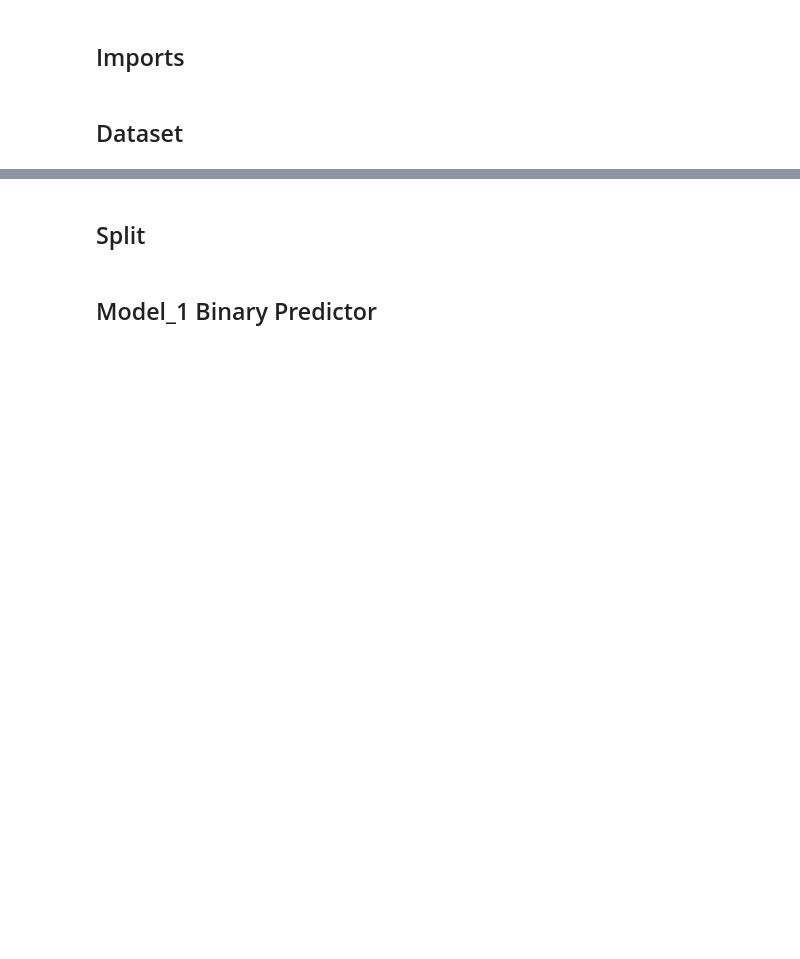
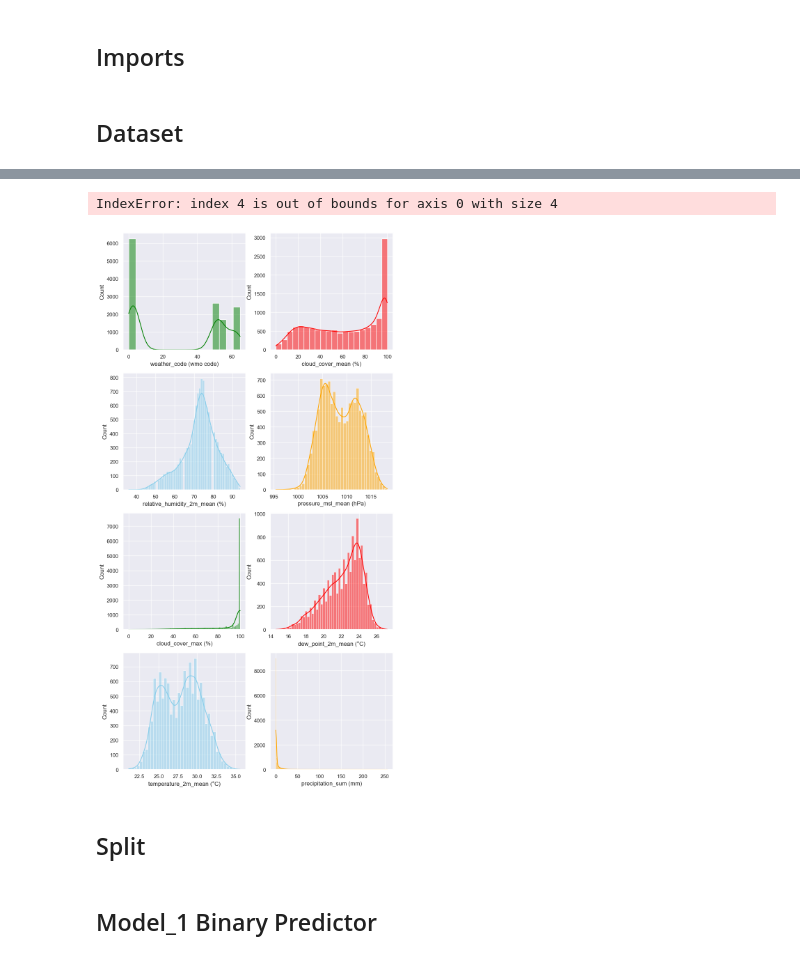
Before and after one commit to Kpranav-Kp/Weather-Prediction, a Jupyter notebook: 2_Stage_Weather_Prediction.ipynb, the cells around one changed output, grey strips where cells are left out. Drawn from its saved outputs; the diff is of its cells as text; code cells hidden in the pictures; blank space fills up the shorter version.

```diff
--- a/2_Stage_Weather_Prediction.ipynb
+++ b/2_Stage_Weather_Prediction.ipynb
@@ -17,0 +86,26 @@ weather.index = pd.to_datetime(weather.index)
+# %%
+weather = weather.drop(columns=[
+    'temperature_2m_max (°C)',
+    'temperature_2m_min (°C)',
+    'apparent_temperature_mean (°C)',
+    'wind_speed_10m_max (km/h)',
+    'wind_speed_10m_mean (km/h)'
+])
+# %%
+# set the plot style to darkgrid
+sns.set(style="darkgrid")
+
+fig, axs = plt.subplots(4, 2, figsize=(10, 20))
+colors = ['green', 'red', 'skyblue', 'orange']
+
+# loop through each column and its index in the dataframe
+for i, column in enumerate(weather.columns):
+
+    # create a histogram plot for the current column, with a kernel density estimate
+    # set the current axis to the appropriate subplot in the grid
+    # set the color of the histogram based on the index of the current column
+    sns.histplot(data=weather, x=column, kde=True,
+             ax=axs[i//2, i%2], color=colors[i % len(colors)])
+# %% [output]
+IndexError: index 4 is out of bounds for axis 0 with size 4
+[figure, added]
```
Also changed, not shown: parts of 9 cells of this notebook.
